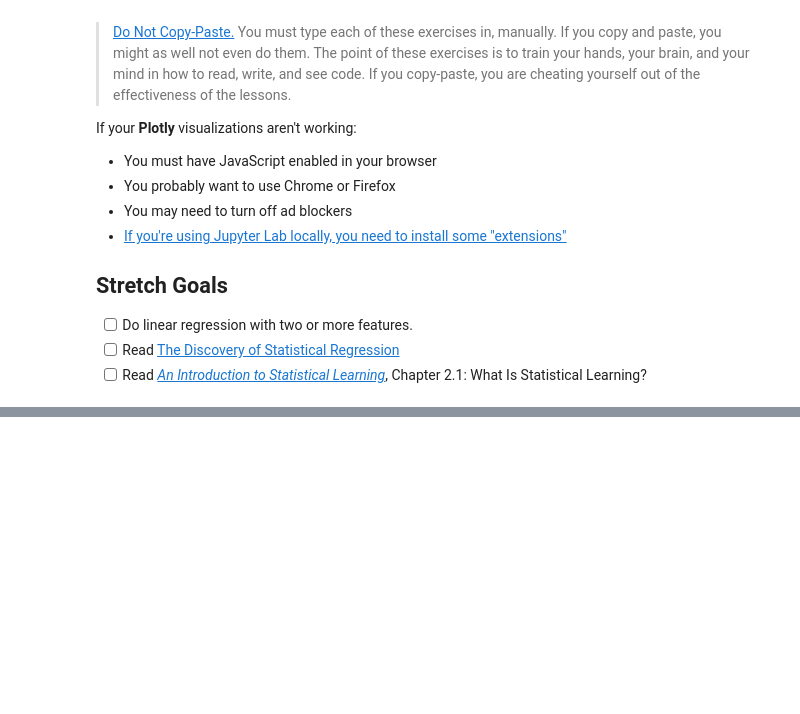
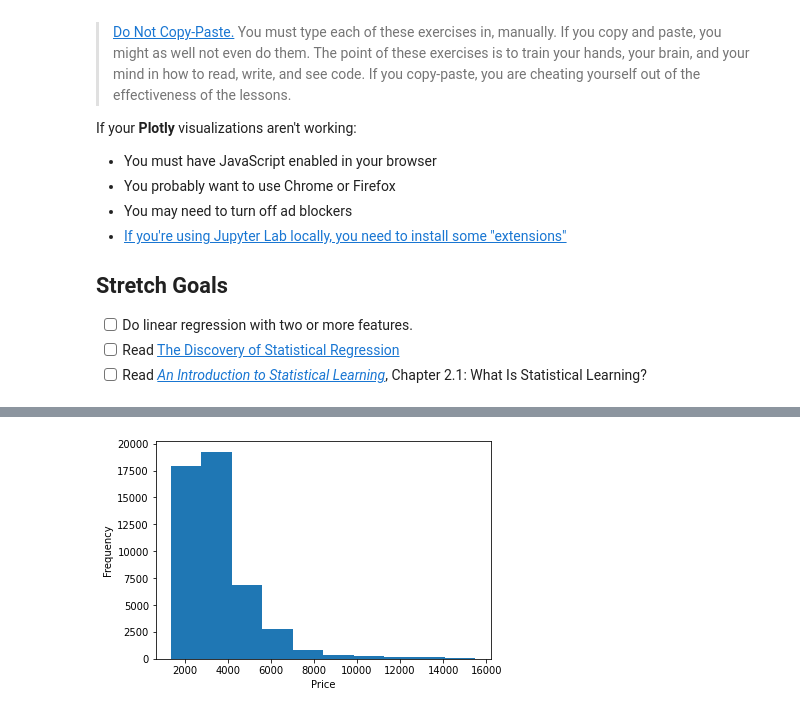
Before and after one commit to bloominstituteoftechnology/DS-Unit-2-Linear-Models, a Jupyter notebook: module1-regression-1/LS_DS_211_assignment.ipynb, the cells around one changed output, grey strips where cells are left out. Saved outputs shown, nothing was run; the diff lists cells and outputs as text; code cells hidden in the pictures; blank space fills up the shorter version.

```diff
--- a/module1-regression-1/LS_DS_211_assignment.ipynb
+++ b/module1-regression-1/LS_DS_211_assignment.ipynb
@@ -62,0 +107,8 @@ df = df[(df['price'] >= 1375) & (df['price'] <= 15500) &
+# %%
+# Our target is 'price', but which feature to use as the independant feature.
+import matplotlib.pyplot as plt
+
+df['price'].plot(kind='hist')
+plt.xlabel('Price');
+# %% [output]
+[figure, added]
```
Also changed, not shown: parts of 18 cells of this notebook.
